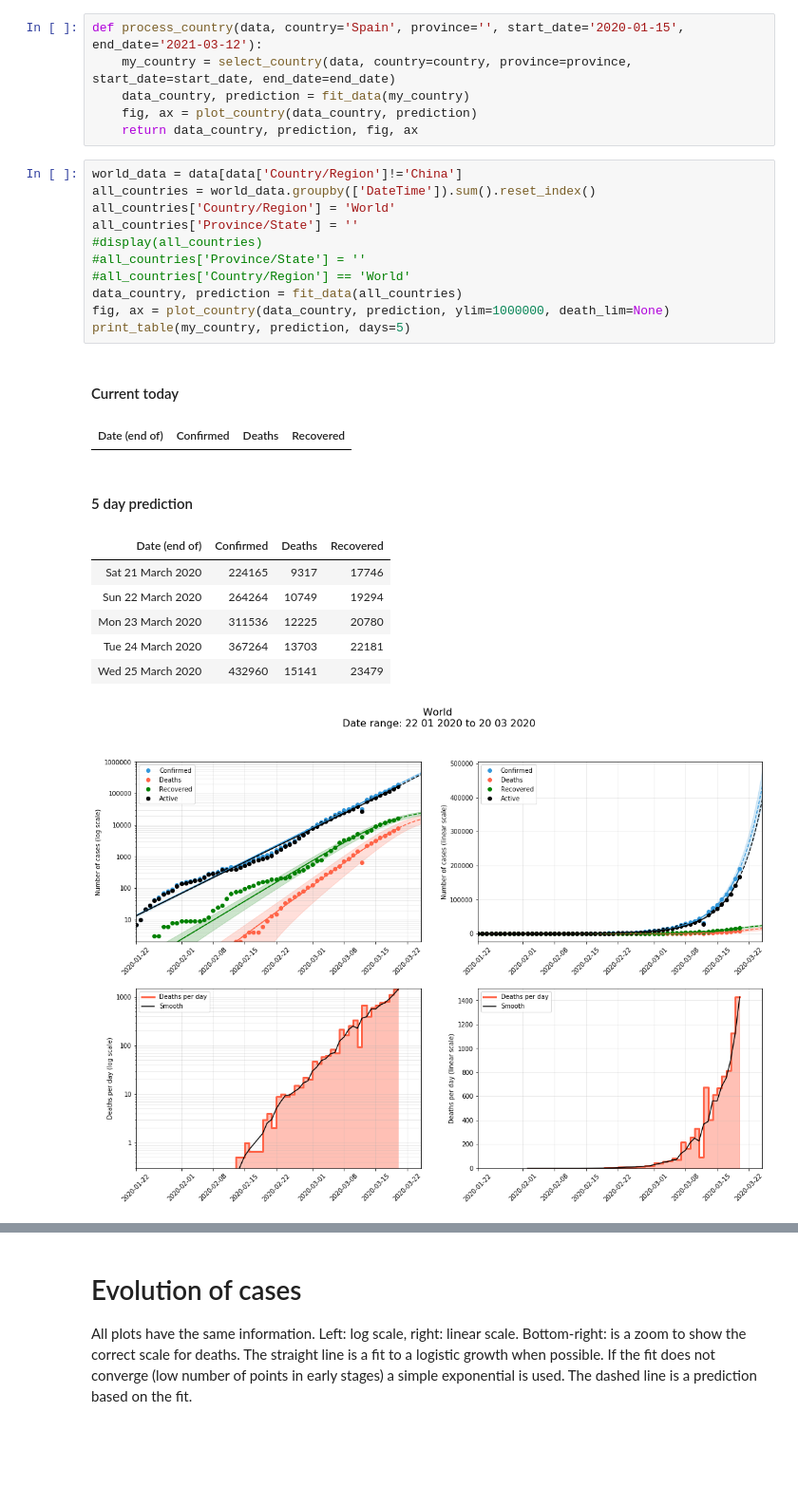
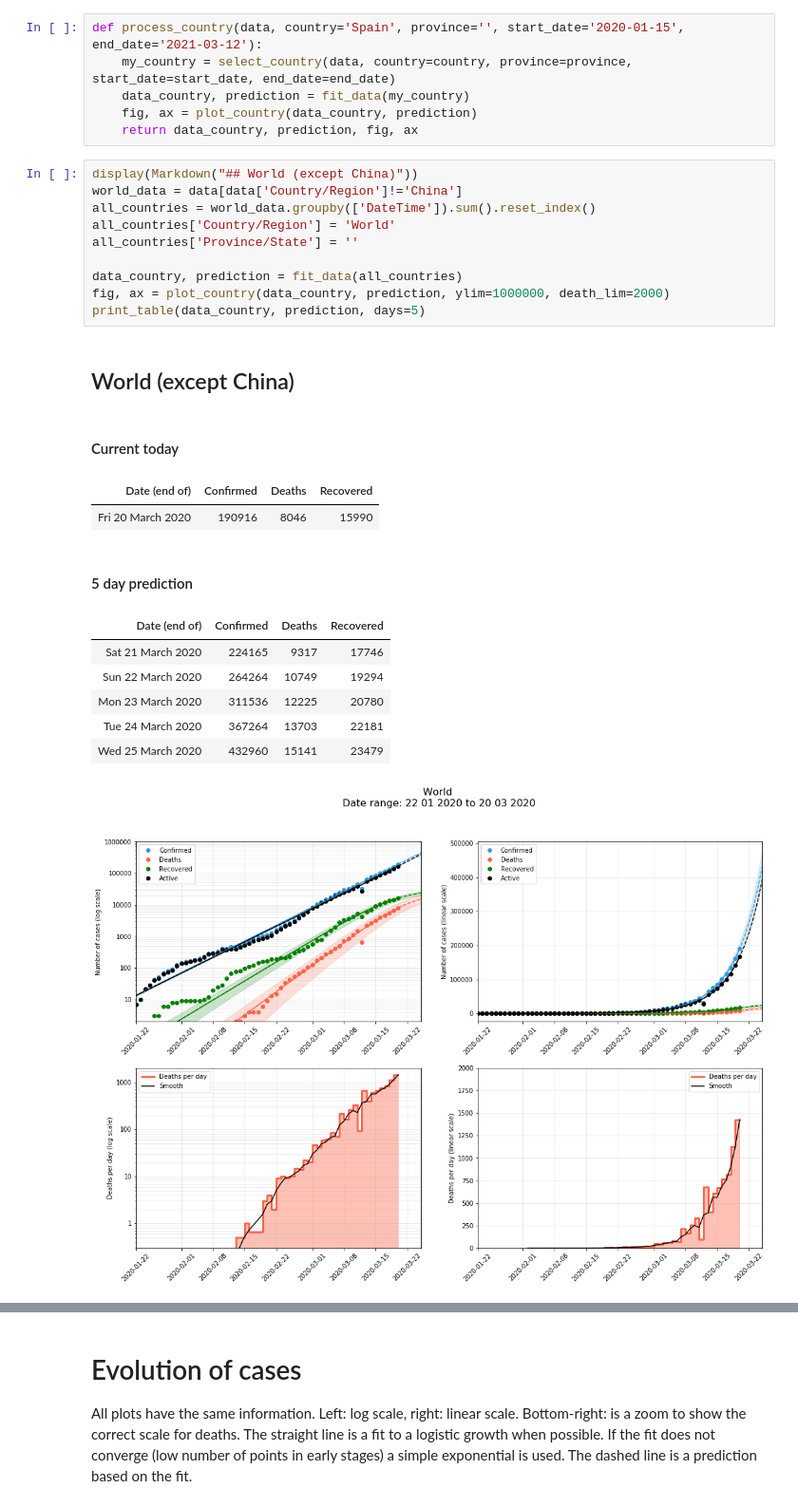
Before and after one commit to jmoldon/coronavirus_analysis, a Jupyter notebook: covid19.ipynb, the cells around one changed output, grey strips where cells are left out. Shown at 95% size. Cells and saved outputs as stored; diff of their text form; blank space fills up the shorter version.

Commit message:
Fix bug with markdown title

```diff
--- a/covid19.ipynb
+++ b/covid19.ipynb
@@ -471,25 +471,26 @@ def process_country(data, country='Spain', province='', start_date='2020-01-15',
     fig, ax = plot_country(data_country, prediction)
     return data_country, prediction, fig, ax
 # %%
+display(Markdown("## World (except China)"))
 world_data = data[data['Country/Region']!='China']
 all_countries = world_data.groupby(['DateTime']).sum().reset_index()
 all_countries['Country/Region'] = 'World'
 all_countries['Province/State'] = ''
-#display(all_countries)
-#all_countries['Province/State'] = ''
-#all_countries['Country/Region'] == 'World'
+
 data_country, prediction = fit_data(all_countries)
-fig, ax = plot_country(data_country, prediction, ylim=1000000, death_lim=None)
-print_table(my_country, prediction, days=5)
+fig, ax = plot_country(data_country, prediction, ylim=1000000, death_lim=2000)
+print_table(data_country, prediction, days=5)
 # %% [output]
-#### Current today
+## World (except China)
+#### Current today
 | Date (end of) | Confirmed | Deaths | Recovered |
+| Fri 20 March 2020 | 190916 | 8046 | 15990 |
-#### 5 day prediction
+#### 5 day prediction
 | Date (end of) | Confirmed | Deaths | Recovered |
 | Sat 21 March 2020 | 224165 | 9317 | 17746 |
 | Sun 22 March 2020 | 264264 | 10749 | 19294 |
 | Mon 23 March 2020 | 311536 | 12225 | 20780 |
 | Tue 24 March 2020 | 367264 | 13703 | 22181 |
 | Wed 25 March 2020 | 432960 | 15141 | 23479 |
-[figure, old version]
+[figure, new version]
 # %%
```
Also changed, not shown: parts of 1 cell of this notebook, 2 other files.
